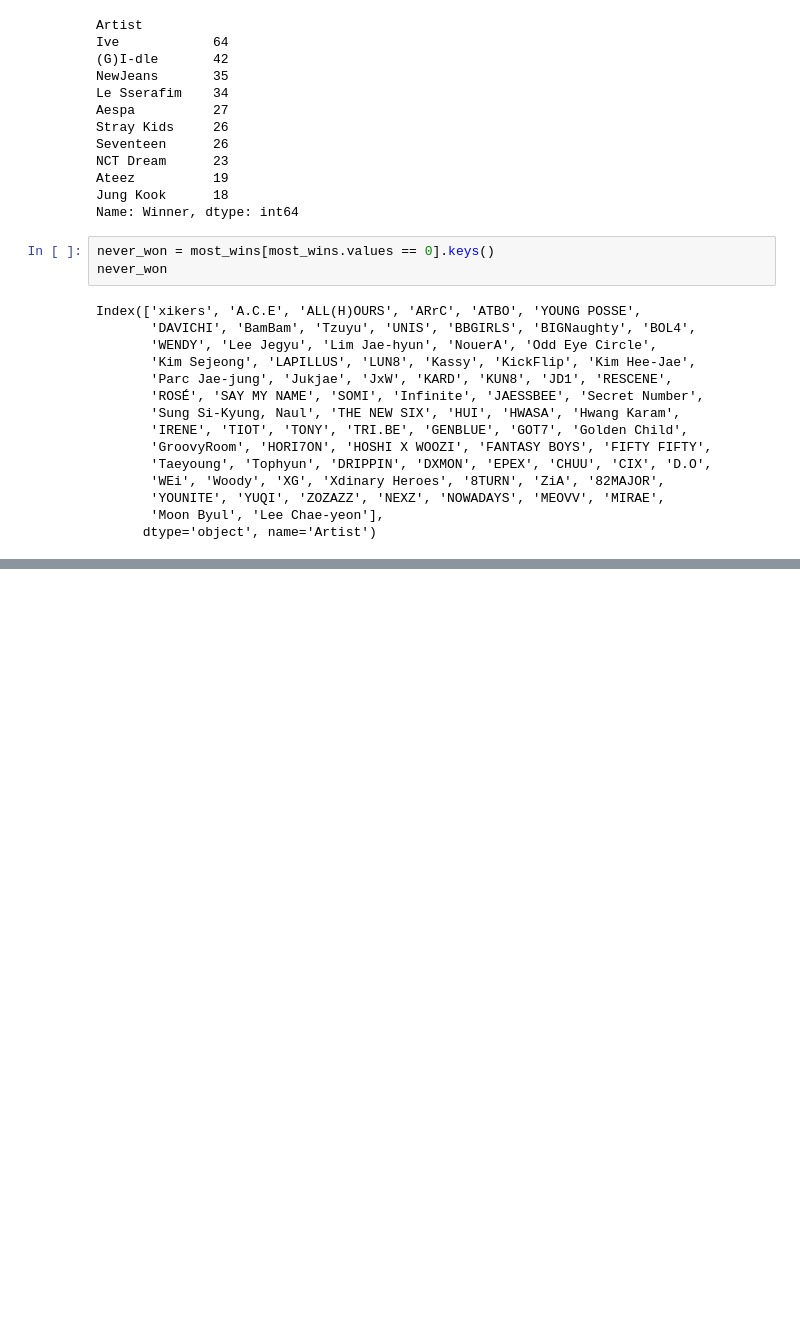
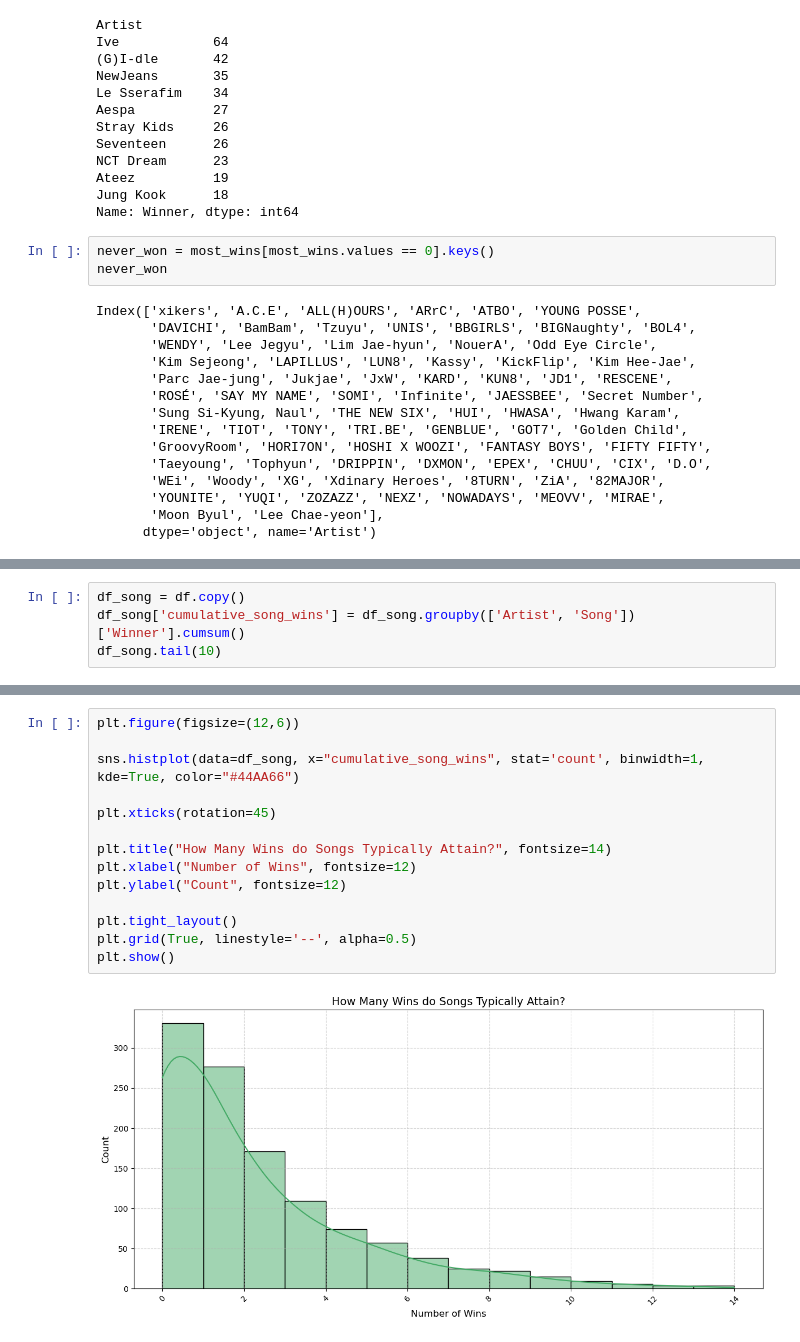
Before and after one commit to ccaban6/love-dive-into-kpop-music-show-winners, a Jupyter notebook: analysis_visualizations.ipynb, the cells around one changed output, grey strips where cells are left out. Cells and saved outputs as stored; diff of their text form; blank space fills up the shorter version.

```diff
--- a/analysis_visualizations.ipynb
+++ b/analysis_visualizations.ipynb
@@ -122,0 +245,4 @@ Index(['xikers', 'A.C.E', 'ALL(H)OURS', 'ARrC', 'ATBO', 'YOUNG POSSE',
+# %%
+df_song = df.copy()
+df_song['cumulative_song_wins'] = df_song.groupby(['Artist', 'Song'])['Winner'].cumsum()
+df_song.tail(10)
@@ -122,0 +261,16 @@ Index(['xikers', 'A.C.E', 'ALL(H)OURS', 'ARrC', 'ATBO', 'YOUNG POSSE',
+# %%
+plt.figure(figsize=(12,6))
+
+sns.histplot(data=df_song, x="cumulative_song_wins", stat='count', binwidth=1, kde=True, color="#44AA66")
+
+plt.xticks(rotation=45)
+
+plt.title("How Many Wins do Songs Typically Attain?", fontsize=14)
+plt.xlabel("Number of Wins", fontsize=12)
+plt.ylabel("Count", fontsize=12)
+
+plt.tight_layout()
+plt.grid(True, linestyle='--', alpha=0.5)
+plt.show()
+# %% [output]
+[figure, added]
```
Also changed, not shown: parts of 12 cells of this notebook, 5 other files.
